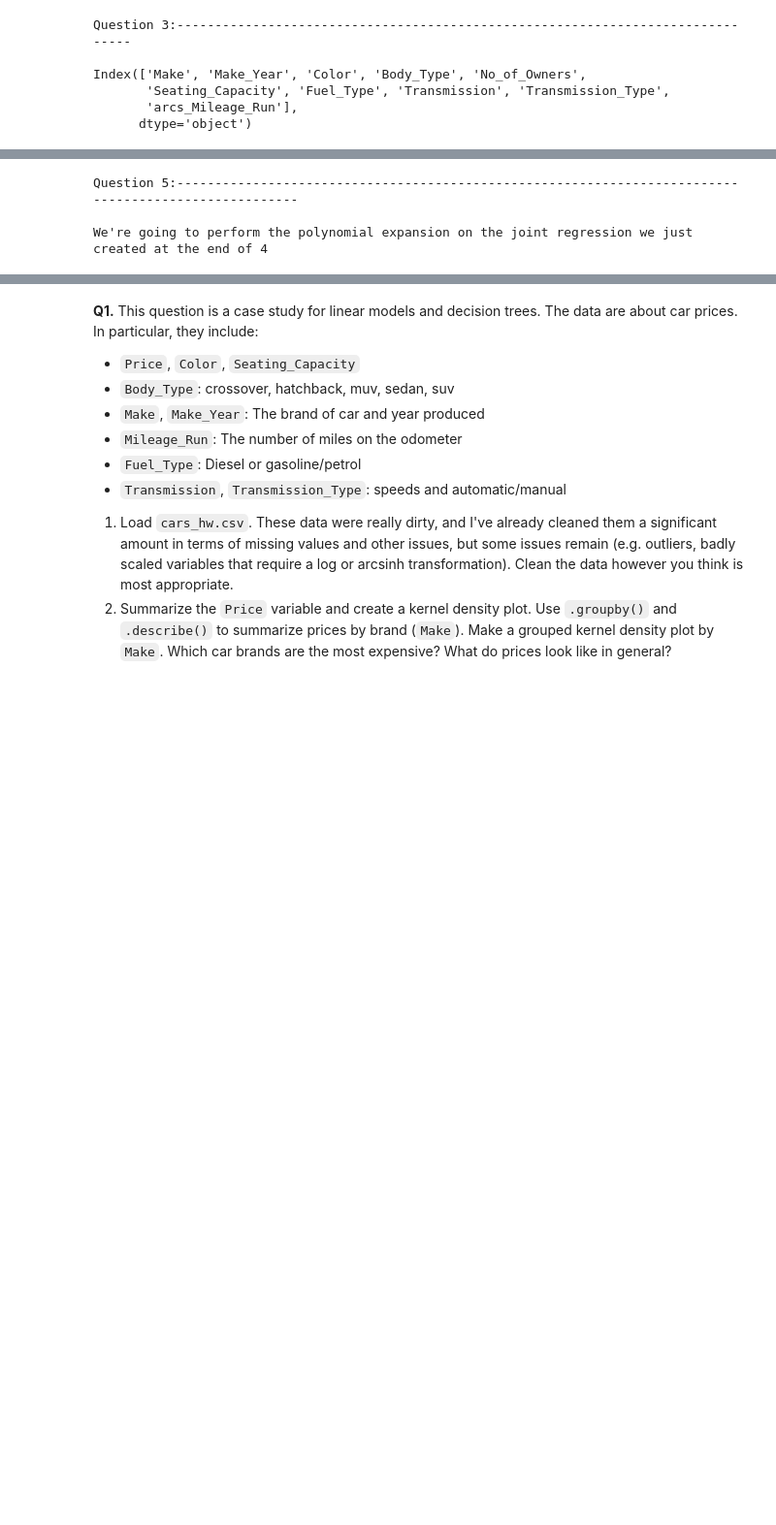
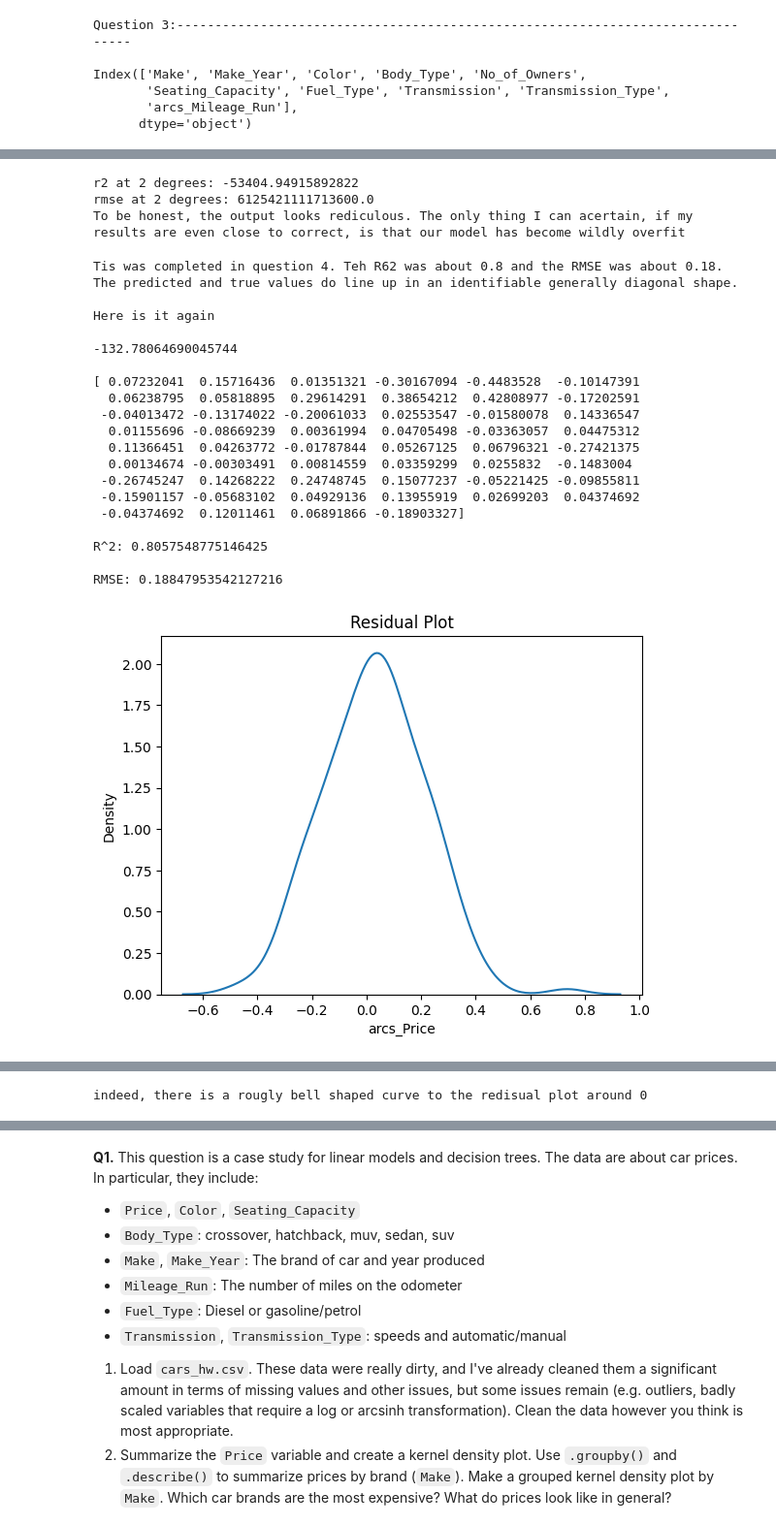
Before and after one commit to JRAlbanese/assignment4, a Jupyter notebook: assignment4.ipynb, the cells around one changed output, grey strips where cells are left out. Shown at 97% size. Cells and saved outputs as stored; diff of their text form; code cells hidden in the pictures; blank space fills up the shorter version.

```diff
--- a/assignment4.ipynb
+++ b/assignment4.ipynb
@@ -476,20 +471,64 @@ THE REGRESSION OF BOTH THE NUMERICAL AND THE HOT-ENCODED VARIABLES ON PRICE YIEL
 
 THIS INDICATES THAT OUR JOINT MODEL PERFORMS BEST OF THE 3 WE CREATED
 # %%
-pn("Question 5:-----------------------------------------------------------------------------------------------------")
-pn("We're going to perform the polynomial expansion on the joint regression we just created at the end of 4")
+# 5:--------------------------------------------------------------------------------------------------------------------------------------------------------
+from sklearn.preprocessing import PolynomialFeatures
+y=carp1['Price'] # target variable
+numbers =carp1[['Make_Year', 'Mileage_Run', 'Seating_Capacity']] # set of numerical variables
+categories =pd.get_dummies(carp1[['Make', 'Color', 'Body_Type', 'No_of_Owners', 'Fuel_Type', 'Transmission', 'Transmission_Type']],dtype='int') # set of one-hot encoded categorical variables
+df=pd.concat([numbers, categories],axis=1) #dataframe that contains both, did this in 4 already but redoing just to be sure
+X = df
 
-## Linear Model sample code:
-from sklearn.linear_model import LinearRegression # Import linear regression model
-from sklearn.preprocessing import PolynomialFeatures
+X_train, X_test, y_train, y_test = train_test_split(X, y, test_size=0.2, random_state=42)
+expander = PolynomialFeatures(degree=2,include_bias=False)
+#from notes, creating an expander
+
+Z_train = expander.fit_transform(X_train)
+Z_test = expander.transform(X_test)
+
+model = LinearRegression().fit(Z_train, y_train)
+
+y_pred = model.predict(Z_test)
+
+r2 = r2_score(y_test, y_pred)
+rmse = mean_squared_error(y_test, y_pred)
+
+print("r2 at 2 degrees:", r2)
+
+print("rmse at 2 degrees:", rmse)
 
 
-# polyexpndregression2(X_all_train, X_all_test, y_all_train, y_all_test, 1)
-# polyexpndregression2(X_all_train, X_all_test, y_all_train, y_all_test, 2)
-#polyexpndregression2(X_all_train, X_all_test, y_all_train, y_all_test, 3)
-
-#IDKIDKIDKIDKIDKIDKIDKIDKIDKIDKIDK
+pn("To be honest, the output looks rediculous. The only thing I can acertain, if my results are even close to correct, is that our model has become wildly overfit")
 # %% [output]
-Question 5:-----------------------------------------------------------------------------------------------------
-
-We're going to perform the polynomial expansion on the joint regression we just created at the end of 4
+r2 at 2 degrees: -53404.94915892822
+rmse at 2 degrees: 6125421111713600.0
+To be honest, the output looks rediculous. The only thing I can acertain, if my results are even close to correct, is that our model has become wildly overfit
+# %%
+#6:--------------------------------------------------------------------------------------------------
+pn("Tis was completed in question 4. Teh R62 was about 0.8 and the RMSE was about 0.18. The predicted and true values do line up in an identifiable generally diagonal shape.")
+
+pn("Here is it again")
+runaregression(X_all_train, X_all_test, y_all_train, y_all_test)
+
+pn("indeed, there is a rougly bell shaped curve to the redisual plot around 0")
+# %% [output]
+Tis was completed in question 4. Teh R62 was about 0.8 and the RMSE was about 0.18. The predicted and true values do line up in an identifiable generally diagonal shape.
+
+Here is it again
+
+-132.78064690045744
+
+[ 0.07232041  0.15716436  0.01351321 -0.30167094 -0.4483528  -0.10147391
+  0.06238795  0.05818895  0.29614291  0.38654212  0.42808977 -0.17202591
+ -0.04013472 -0.13174022 -0.20061033  0.02553547 -0.01580078  0.14336547
+  0.01155696 -0.08669239  0.00361994  0.04705498 -0.03363057  0.04475312
+  0.11366451  0.04263772 -0.01787844  0.05267125  0.06796321 -0.27421375
+  0.00134674 -0.00303491  0.00814559  0.03359299  0.0255832  -0.1483004
+ -0.26745247  0.14268222  0.24748745  0.15077237 -0.05221425 -0.09855811
+ -0.15901157 -0.05683102  0.04929136  0.13955919  0.02699203  0.04374692
+ -0.04374692  0.12011461  0.06891866 -0.18903327]
+
+R^2: 0.8057548775146425
+
+RMSE: 0.18847953542127216
+[figure, added]
@@ -495,0 +536 @@ We're going to perform the polynomial expansion on the joint regression we just
+indeed, there is a rougly bell shaped curve to the redisual plot around 0
```
Also changed, not shown: parts of 4 cells of this notebook.
